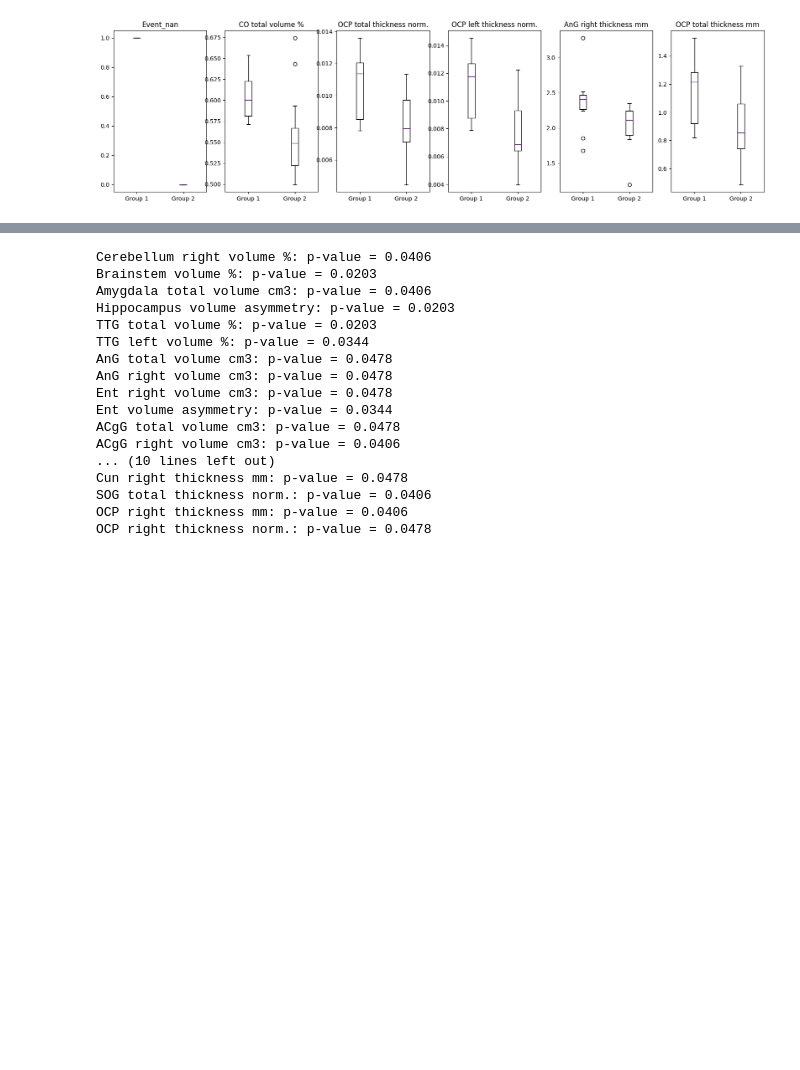
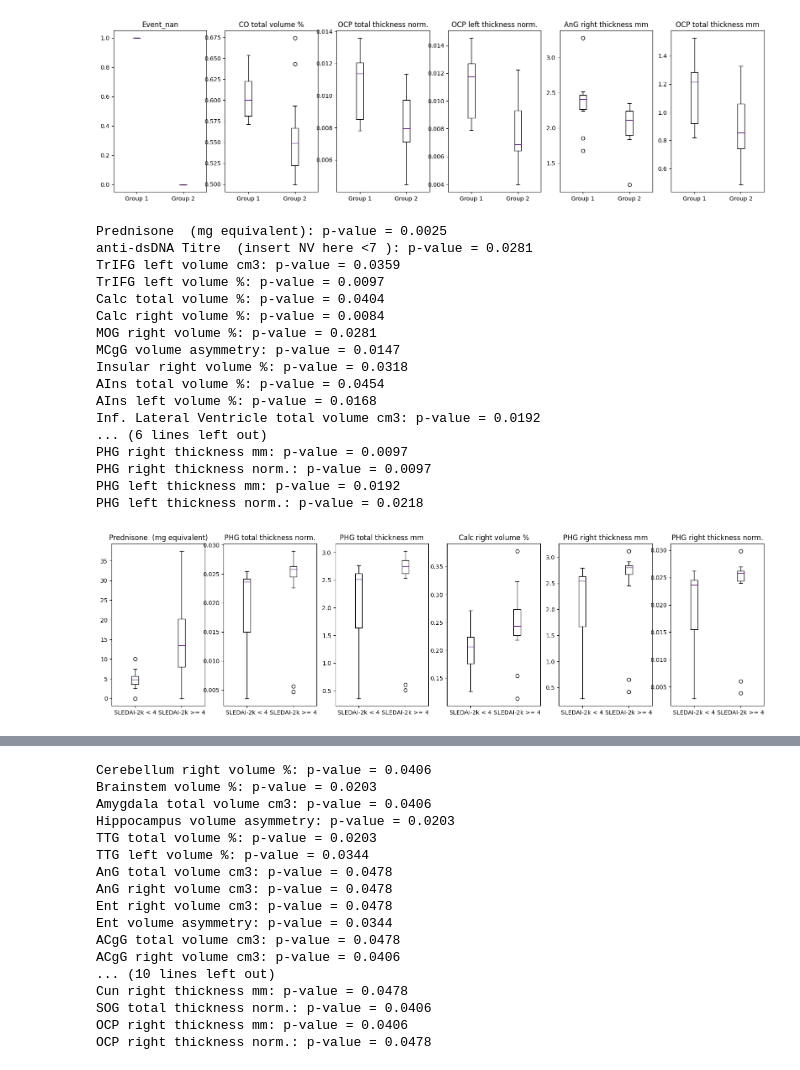
Before and after one commit to Sebarz98/Neuro_Lupus, a Jupyter notebook: code/Stats.ipynb, the cells around one changed output, grey strips where cells are left out. Cells and saved outputs as stored; diff of their text form; code cells hidden in the pictures; blank space fills up the shorter version.

```diff
--- a/code/Stats.ipynb
+++ b/code/Stats.ipynb
@@ -434,6 +512,78 @@ OCP total thickness norm.: p-value = 0.0031
 OCP left thickness mm: p-value = 0.0066
 OCP left thickness norm.: p-value = 0.0042
 [figure]
+# %%
+import matplotlib.pyplot as plt
+from scipy.stats import ranksums
+
+# Define the columns of interest
+neuro_scores_cols = [
+    'Event_CVA',
+    'Event_Mood abnormalities (depressive)',
+    'Event_Mood abnormalities (mixed)',
+    'Event_Movement Disorder',
+    'Event_Psychosis',
+    'Event_Seizure',
+    'Event_Seizure, ACS, myelitis, CVA',
+    'Event_nan'
+]
+prednisone_col = 'Prednisone  (mg equivalent)'  # Fixed the variable name
+antibodies_cols = ['AnAb ','aPL+', 'anti-dsDNA Titre  (insert NV here <7 )', 'Anti-Ro-SSA', 'Anti-La-SSB', 'Anti-RNP','anti-Sm','Anti-Rib-P', 'Anti-DWEYS']
+risk_factors_cols = list(df.columns[35:42])  # Convert to list
+slicc_col = 'SLICC-DI (at the time of NP event)'
+sledai_col = 'SLEDAI-2k (at the time of NP event)'
+brain_region_cols = list(df.columns[44:937])  # Convert to list
+
+# Assign groups based on SLEDAI-2k score
+group1 = df[df[sledai_col] < 4]
+group2 = df[df[sledai_col] >= 4]
+
+# Perform the Wilcoxon rank-sum test for all continuous variables among groups
+significant_vars = []
+p_values = []
+
+# Fixed the loop condition and added brain region cols
+for col in neuro_scores_cols + [prednisone_col] + antibodies_cols + risk_factors_cols + [slicc_col] + brain_region_cols:
+    pval = ranksums(group1[col], group2[col])[1]
+    if pval < 0.05:
+        significant_vars.append(col)
+        p_values.append(pval)
+        print(f"{col}: p-value = {pval:.4f}")
+
+# Sort the significant variables by p-value
+sorted_vars = [x for _, x in sorted(zip(p_values, significant_vars))]
+
+# Plot the five most significant variables
+fig, axs = plt.subplots(1, 6, figsize=(20, 5))
+for i in range(6):
+    col = sorted_vars[i]
+    axs[i].boxplot([group1[col], group2[col]])
+    axs[i].set_xticklabels(['SLEDAI-2k < 4', 'SLEDAI-2k >= 4'])
+    axs[i].set_title(col)
+
+# Save the figure to the results folder as a PNG file
+plt.savefig(f'/Users/Sebastiano/SLE/results/Wilcoxon.png', dpi=300, bbox_inches='tight')
+plt.show()
+plt.close(fig)
+# %% [output]
+Prednisone  (mg equivalent): p-value = 0.0025
+anti-dsDNA Titre  (insert NV here <7 ): p-value = 0.0281
+TrIFG left volume cm3: p-value = 0.0359
+TrIFG left volume %: p-value = 0.0097
+Calc total volume %: p-value = 0.0404
+Calc right volume %: p-value = 0.0084
+MOG right volume %: p-value = 0.0281
+MCgG volume asymmetry: p-value = 0.0147
+Insular right volume %: p-value = 0.0318
+AIns total volume %: p-value = 0.0454
+AIns left volume %: p-value = 0.0168
+Inf. Lateral Ventricle total volume cm3: p-value = 0.0192
+... (6 lines left out)
+PHG right thickness mm: p-value = 0.0097
+PHG right thickness norm.: p-value = 0.0097
+PHG left thickness mm: p-value = 0.0192
+PHG left thickness norm.: p-value = 0.0218
+[figure, added]
 # %%
 import matplotlib.pyplot as plt
 from scipy.stats import ranksums
```
Also changed, not shown: parts of 8 cells of this notebook, 2 other files.
